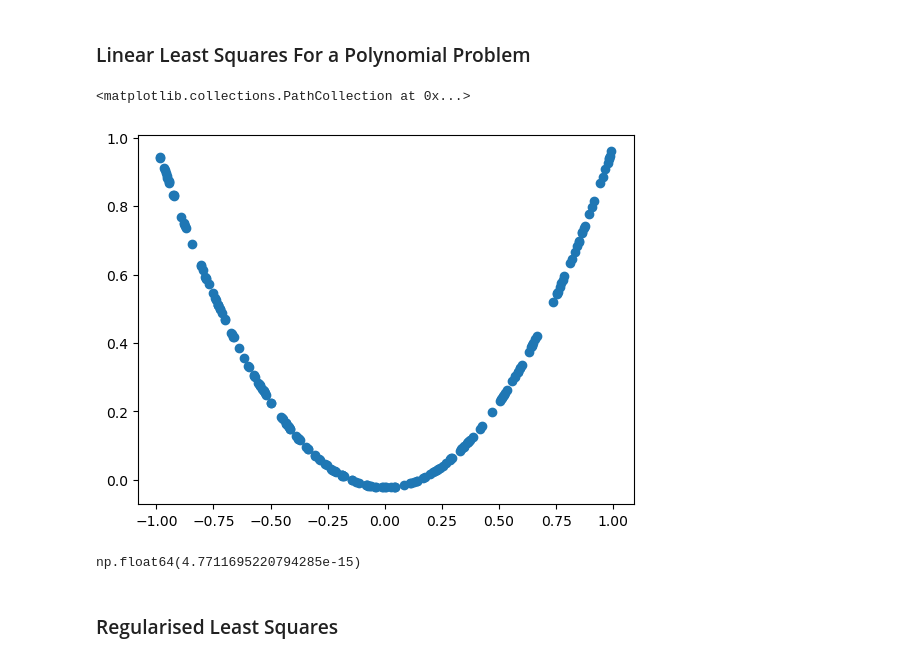
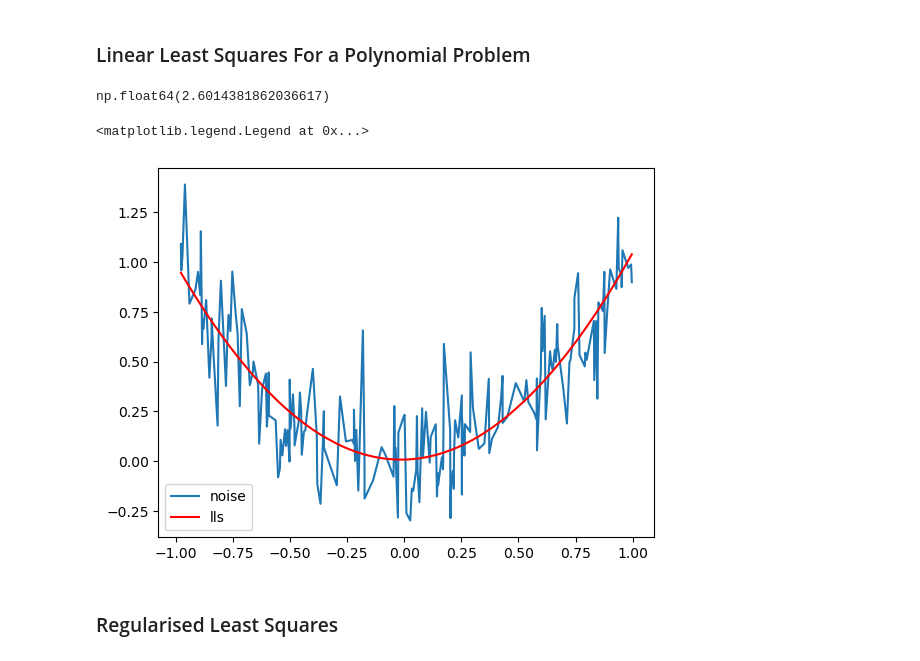
Before and after one commit to db423/Optimisation, a Jupyter notebook: Linear_least_squares.ipynb, the cells around one changed output. Drawn from its saved outputs; the diff is of its cells as text; code cells hidden in the pictures.

```diff
--- a/Linear_least_squares.ipynb
+++ b/Linear_least_squares.ipynb
@@ -5,19 +5,26 @@ import numpy as np
 import matplotlib.pyplot as plt
 # %%
 u_i = np.random.uniform(-1, 1, 200)
-v_i = u_i**2 + np.random.normal(loc = 0, scale = 0.04)
-plt.scatter(u_i, v_i)
+u = np.sort(u_i)
+v_i = u**2 + 0.2*np.random.normal(0,1, 200)
-# %% [output]
-<matplotlib.collections.PathCollection at 0x...>
-[figure, removed]
 # %%
-A = np.column_stack((u_i**2, u_i, np.ones(200)))
+A = np.column_stack((u**2, u, np.ones(200)))
 b = v_i.reshape(200)
 # %%
 xls = np.linalg.inv(A.T @ A) @ A.T @ b
 l2error = np.linalg.norm(v_i - A @ xls, 2)
 l2error
 # %% [output]
-np.float64(4.7711695220794285e-15)
+np.float64(2.6014381862036617)
+# %%
+a = xls[0]
+b = xls[1]
+c = xls[2]
+plt.plot(u, v_i,label = 'noise')
+plt.plot(u, a*u**2 + b*u + c, color = 'red', label = 'lls')
+plt.legend()
+# %% [output]
+<matplotlib.legend.Legend at 0x...>
+[figure, added]
 # %% [markdown]
 ### Regularised Least Squares
```
Also changed, not shown: parts of 8 cells of this notebook.
